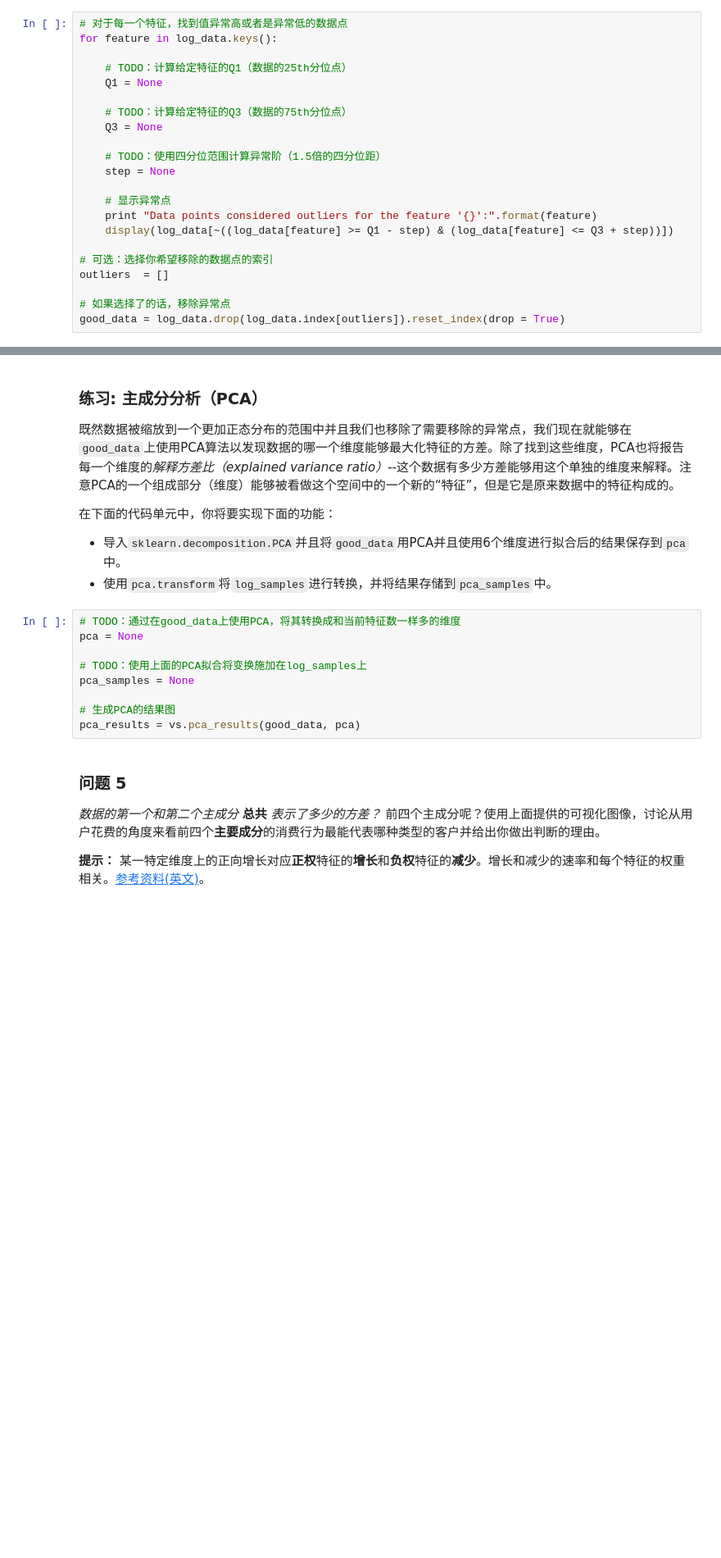
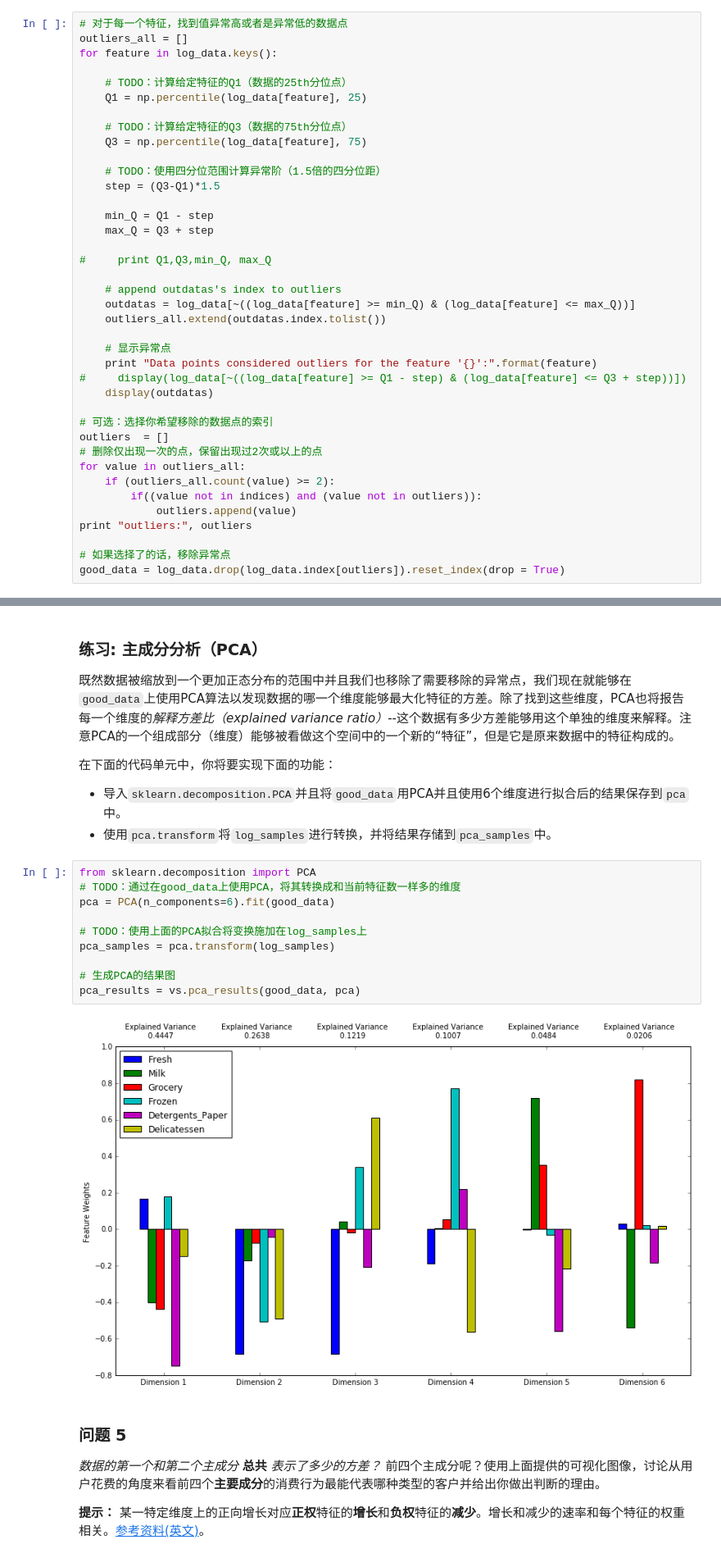
Before and after one commit to blackantchen/creating_customer_segments, a Jupyter notebook: customer_segments.ipynb, the cells around one changed output, grey strips where cells are left out. Shown: that part at 82% size. Drawn from its saved outputs; the diff is of its cells as text; blank space fills up the shorter version.

```diff
--- a/customer_segments.ipynb
+++ b/customer_segments.ipynb
@@ -218,23 +225,40 @@ display(log_samples)
 一旦你完成了这些功能，数据集将存储在`good_data`中。
 # %%
 # 对于每一个特征，找到值异常高或者是异常低的数据点
+outliers_all = []
 for feature in log_data.keys():
 
     # TODO：计算给定特征的Q1（数据的25th分位点）
-    Q1 = None
+    Q1 = np.percentile(log_data[feature], 25)
 
     # TODO：计算给定特征的Q3（数据的75th分位点）
-    Q3 = None
+    Q3 = np.percentile(log_data[feature], 75)
 
     # TODO：使用四分位范围计算异常阶（1.5倍的四分位距）
-    step = None
+    step = (Q3-Q1)*1.5
+
+    min_Q = Q1 - step
+    max_Q = Q3 + step
+
+#     print Q1,Q3,min_Q, max_Q
+
+    # append outdatas's index to outliers
+    outdatas = log_data[~((log_data[feature] >= min_Q) & (log_data[feature] <= max_Q))]
+    outliers_all.extend(outdatas.index.tolist())
 
     # 显示异常点
     print "Data points considered outliers for the feature '{}':".format(feature)
-    display(log_data[~((log_data[feature] >= Q1 - step) & (log_data[feature] <= Q3 + step))])
+#     display(log_data[~((log_data[feature] >= Q1 - step) & (log_data[feature] <= Q3 + step))])
+    display(outdatas)
 
 # 可选：选择你希望移除的数据点的索引
 outliers  = []
+# 删除仅出现一次的点，保留出现过2次或以上的点
+for value in outliers_all:
+    if (outliers_all.count(value) >= 2):
+        if((value not in indices) and (value not in outliers)):
+            outliers.append(value)
+print "outliers:", outliers
 
 # 如果选择了的话，移除异常点
 good_data = log_data.drop(log_data.index[outliers]).reset_index(drop = True)
@@ -255,14 +345,17 @@ good_data = log_data.drop(log_data.index[outliers]).reset_index(drop = True)
  - 导入`sklearn.decomposition.PCA`并且将`good_data`用PCA并且使用6个维度进行拟合后的结果保存到`pca`中。
  - 使用`pca.transform`将`log_samples`进行转换，并将结果存储到`pca_samples`中。
 # %%
+from sklearn.decomposition import PCA
 # TODO：通过在good_data上使用PCA，将其转换成和当前特征数一样多的维度
-pca = None
+pca = PCA(n_components=6).fit(good_data)
 
 # TODO：使用上面的PCA拟合将变换施加在log_samples上
-pca_samples = None
+pca_samples = pca.transform(log_samples)
 
 # 生成PCA的结果图
 pca_results = vs.pca_results(good_data, pca)
+# %% [output]
+[figure, added]
 # %% [markdown]
 ### 问题 5
 *数据的第一个和第二个主成分* **总共** *表示了多少的方差？*  前四个主成分呢？使用上面提供的可视化图像，讨论从用户花费的角度来看前四个**主要成分**的消费行为最能代表哪种类型的客户并给出你做出判断的理由。
```
Also changed, not shown: parts of 12 cells of this notebook.
